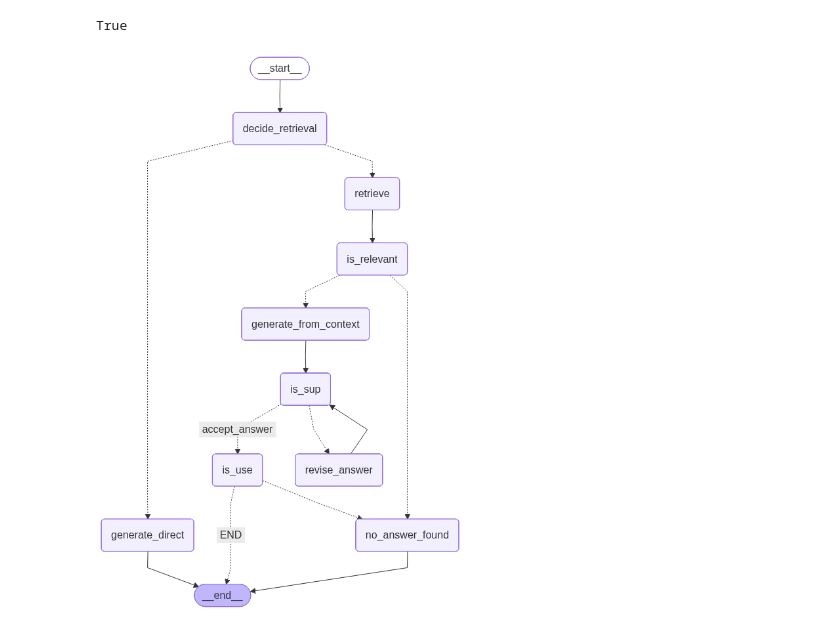
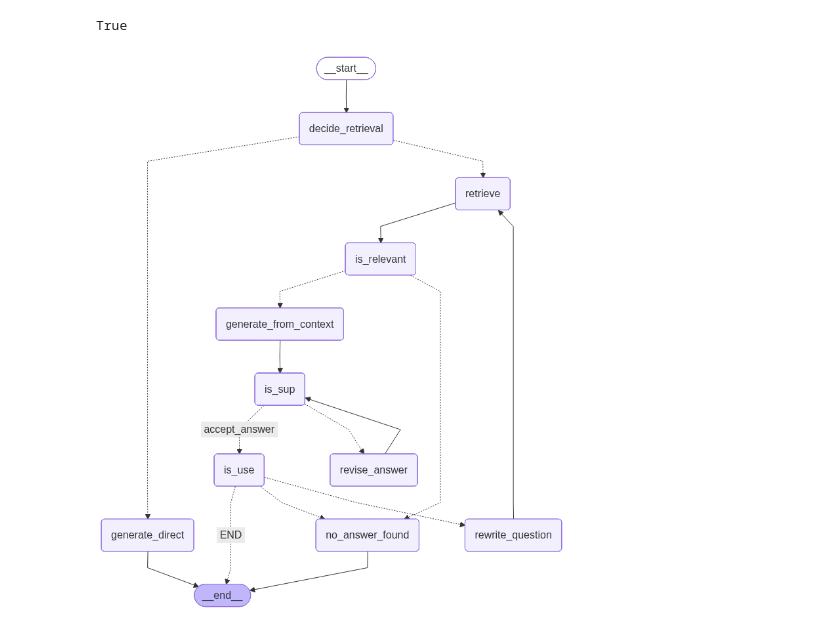
Before and after one commit to MeetJhaveri/Self-RAG, a Jupyter notebook: main.ipynb, the cells around one changed output. Cells and saved outputs as stored; diff of their text form; code cells hidden in the pictures.

```diff
--- a/main.ipynb
+++ b/main.ipynb
@@ -37,6 +37,9 @@ llm = ChatOpenAI(model="gpt-4o-mini", temperature=0)
 # Graph State
 # --------------------------------------------------
 class State(TypedDict):
+    retrieval_query: str
+    rewrite_tries: int
+
     question: str
     need_retrieval: bool
     docs: List[Document]
@@ -106,6 +109,7 @@ def generate_direct(state: State):
 # 3) Retrieve
 # -----------------------------
 def retrieve(state: State):
+    q = state.get('retrieval_query') or  state["question"]
     return {"docs": retriever.invoke(state["question"])}
 # %%
 # 4) Relevance filter
@@ -344,6 +402,9 @@ def route_after_isuse(state: State) -> Literal["END", "no_answer_found"]:
 # -----------------------------
 g = StateGraph(State)
 
+# --------------------
+# Nodes
+# --------------------
 g.add_node("decide_retrieval", decide_retrieval)
 g.add_node("generate_direct", generate_direct)
 g.add_node("retrieve", retrieve)
@@ -356,8 +417,10 @@ g.add_node("no_answer_found", no_answer_found)
 g.add_node("is_sup", is_sup)
 g.add_node("revise_answer", revise_answer)
 
-# ✅ NEW: IsUSE + finalize
+# IsUSE
 g.add_node("is_use", is_use)
+
+g.add_node("rewrite_question", rewrite_question)
 
 # --------------------
 # Edges
@@ -372,6 +435,7 @@ g.add_conditional_edges(
 
 g.add_edge("generate_direct", END)
 
+# Retrieve -> relevance -> (generate | no_answer_found)
 g.add_edge("retrieve", "is_relevant")
 
 g.add_conditional_edges(
@@ -383,41 +447,46 @@ g.add_conditional_edges(
     },
 )
 
-# If no answer found, end
 g.add_edge("no_answer_found", END)
 
 # --------------------
 # Generate -> IsSUP -> (IsUSE | revise) loop
 # --------------------
 g.add_edge("generate_from_context", "is_sup")
 
 g.add_conditional_edges(
     "is_sup",
     route_after_issup,
     {
-        "accept_answer": "is_use",      # ✅ fully_supported goes to IsUSE
+        "accept_answer": "is_use",      # fully_supported (or max retries) -> go to IsUSE
         "revise_answer": "revise_answer",
     },
 )
 
-# revise then re-check support
 g.add_edge("revise_answer", "is_sup")  # 🔁 loop back to IsSUP
 
 # --------------------
 # IsUSE routing
+#   - useful -> END
+#   - not_useful -> rewrite_question -> retrieve (try again)
+#   - give up -> no_answer_found -> END
 # --------------------
 g.add_conditional_edges(
     "is_use",
     route_after_isuse,
     {
         "END": END,
+        "rewrite_question": "rewrite_question",
         "no_answer_found": "no_answer_found",
     },
 )
 
+# rewrite -> retrieve -> relevance -> ...
+g.add_edge("rewrite_question", "retrieve")
+
 app = g.compile()
 app
 # %% [output]
-[figure, old version]
+[figure, new version]
 # %%
 initial_state = {
```
Also changed, not shown: parts of 3 cells of this notebook.
